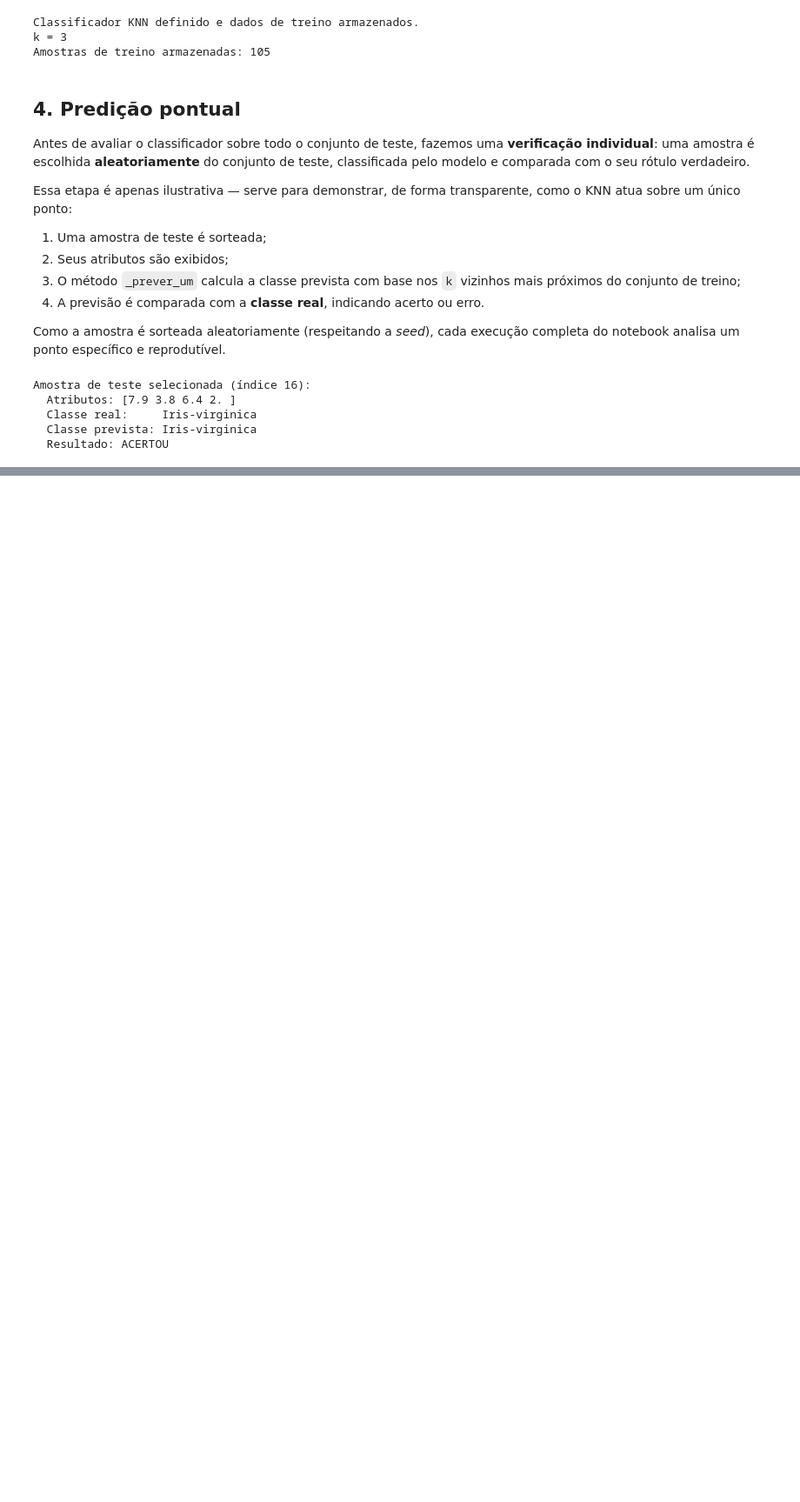
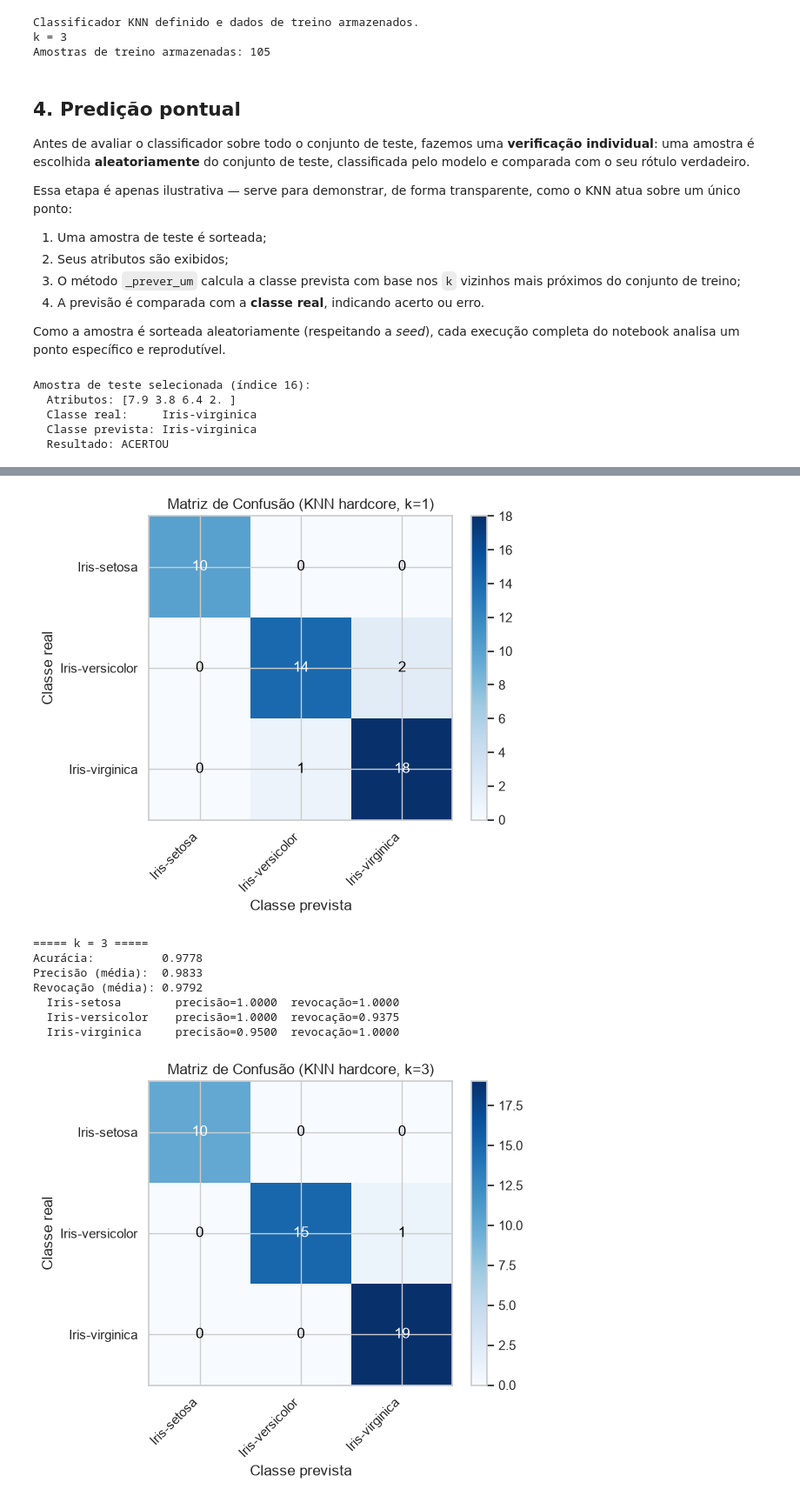
Before and after one commit to guilirio/Implementacao-KNN-para-Classificacao, a Jupyter notebook: knn.ipynb, the cells around one changed output, grey strips where cells are left out. Shown at 87% size. Drawn from its saved outputs; the diff is of its cells as text; code cells hidden in the pictures; blank space fills up the shorter version.

```diff
--- a/knn.ipynb
+++ b/knn.ipynb
@@ -209,0 +242,67 @@ Amostra de teste selecionada (índice 16):
+# %%
+valores_k = [1, 3, 5, 7]
+classes = sorted(set(y))
+
+
+def matriz_confusao(y_real, y_prev, classes):
+    idx = {c: i for i, c in enumerate(classes)}
+    m = np.zeros((len(classes), len(classes)), dtype=int)
+    for real, prev in zip(y_real, y_prev):
+        m[idx[real]][idx[prev]] += 1
+    return m
+
+
+def calcular_metricas(m):
+    total = m.sum()
+    acuracia = np.trace(m) / total
+    precisoes, revocacoes = [], []
+    for i in range(len(m)):
+        vp = m[i][i]
+        soma_coluna = m[:, i].sum()
+        soma_linha = m[i, :].sum()
+        precisoes.append(vp / soma_coluna if soma_coluna > 0 else 0.0)
+        revocacoes.append(vp / soma_linha if soma_linha > 0 else 0.0)
+    return acuracia, np.mean(precisoes), np.mean(revocacoes), precisoes, revocacoes
+
+
+def plotar_matriz(m, classes, titulo):
+    fig, ax = plt.subplots()
+    im = ax.imshow(m, cmap="Blues")
+    ax.set_xticks(range(len(classes)))
+    ax.set_yticks(range(len(classes)))
+    ax.set_xticklabels(classes, rotation=45, ha="right")
+    ax.set_yticklabels(classes)
+    ax.set_xlabel("Classe prevista")
+    ax.set_ylabel("Classe real")
+    ax.set_title(titulo)
+    for i in range(len(classes)):
+        for j in range(len(classes)):
+            ax.text(j, i, m[i][j], ha="center", va="center",
+                    color="white" if m[i][j] > m.max() / 2 else "black")
+    fig.colorbar(im)
+    fig.tight_layout()
+    plt.show()
+
+
+print("Taxa de reconhecimento (acurácia) por valor de k:")
+for k in valores_k:
+    modelo_k = KNNClassifier(k=k).fit(X_treino, y_treino)
+    y_prev = modelo_k.predict(X_teste)
+    acc = np.mean(y_prev == y_teste)
+    print(f"  k = {k}:  {acc:.4f}  ({acc:.2%})")
+
+for k in valores_k:
+    modelo_k = KNNClassifier(k=k).fit(X_treino, y_treino)
+    y_prev = modelo_k.predict(X_teste)
+    m = matriz_confusao(y_teste, y_prev, classes)
+    acuracia, precisao, revocacao, prec_c, rev_c = calcular_metricas(m)
+
+    print(f"\n===== k = {k} =====")
+    print(f"Acurácia:          {acuracia:.4f}")
+    print(f"Precisão (média):  {precisao:.4f}")
+    print(f"Revocação (média): {revocacao:.4f}")
+    for c, p, r in zip(classes, prec_c, rev_c):
+        print(f"  {c:<18} precisão={p:.4f}  revocação={r:.4f}")
+
+    plotar_matriz(m, classes, f"Matriz de Confusão (KNN hardcore, k={k})")
+# %% [output]
@@ -209,0 +322,9 @@ Amostra de teste selecionada (índice 16):
+[figure, added]
+===== k = 3 =====
+Acurácia:          0.9778
+Precisão (média):  0.9833
+Revocação (média): 0.9792
+  Iris-setosa        precisão=1.0000  revocação=1.0000
+  Iris-versicolor    precisão=1.0000  revocação=0.9375
+  Iris-virginica     precisão=0.9500  revocação=1.0000
+[figure, added]
```
Also changed, not shown: parts of 2 cells of this notebook.
